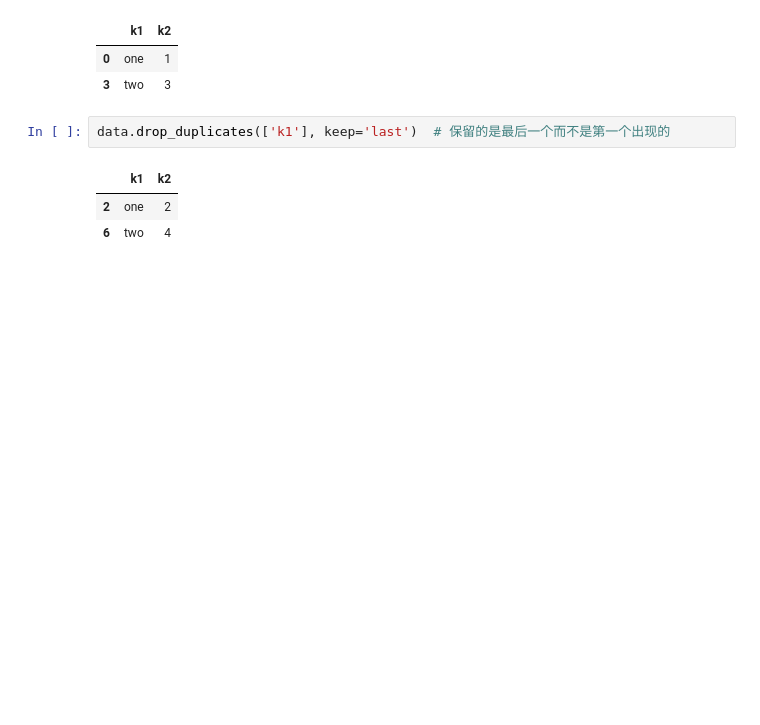
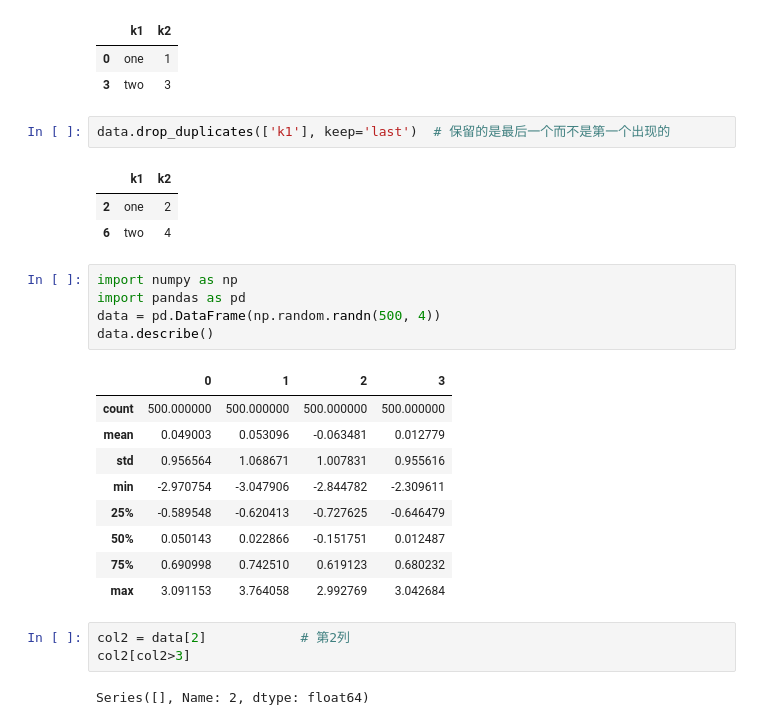
Before and after one commit to Rshcaroline/xy-inv, a Jupyter notebook: Learning/np_pd.ipynb, the cells around one changed output. Saved outputs shown, nothing was run; the diff lists cells and outputs as text; blank space fills up the shorter version.

```diff
--- a/Learning/np_pd.ipynb
+++ b/Learning/np_pd.ipynb
@@ -230,3 +230,23 @@ data.drop_duplicates(['k1'], keep='last')  # 保留的是最后一个而不是
 |  | k1 | k2 |
 | 2 | one | 2 |
 | 6 | two | 4 |
+# %%
+import numpy as np
+import pandas as pd
+data = pd.DataFrame(np.random.randn(500, 4))
+data.describe()
+# %% [output]
+|  | 0 | 1 | 2 | 3 |
+| count | 500.000000 | 500.000000 | 500.000000 | 500.000000 |
+| mean | 0.049003 | 0.053096 | -0.063481 | 0.012779 |
+| std | 0.956564 | 1.068671 | 1.007831 | 0.955616 |
+| min | -2.970754 | -3.047906 | -2.844782 | -2.309611 |
+| 25% | -0.589548 | -0.620413 | -0.727625 | -0.646479 |
+| 50% | 0.050143 | 0.022866 | -0.151751 | 0.012487 |
+| 75% | 0.690998 | 0.742510 | 0.619123 | 0.680232 |
+| max | 3.091153 | 3.764058 | 2.992769 | 3.042684 |
+# %%
+col2 = data[2]            # 第2列
+col2[col2>3]
+# %% [output]
+Series([], Name: 2, dtype: float64)
```
Also changed, not shown: parts of 11 cells of this notebook.
